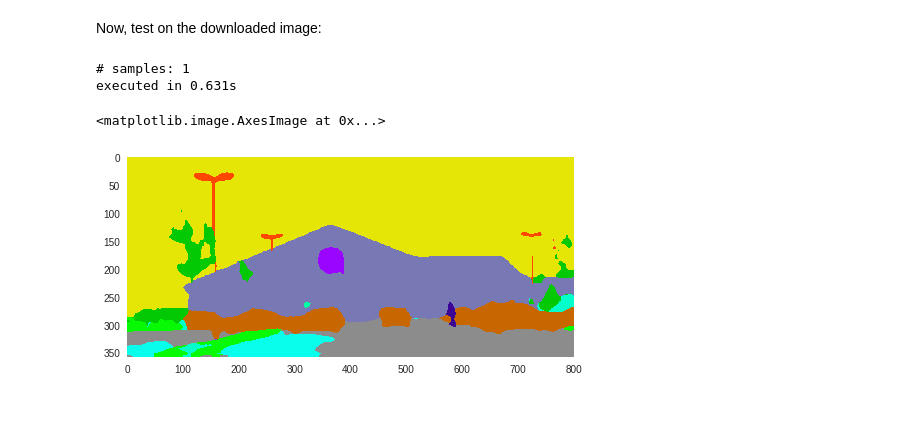
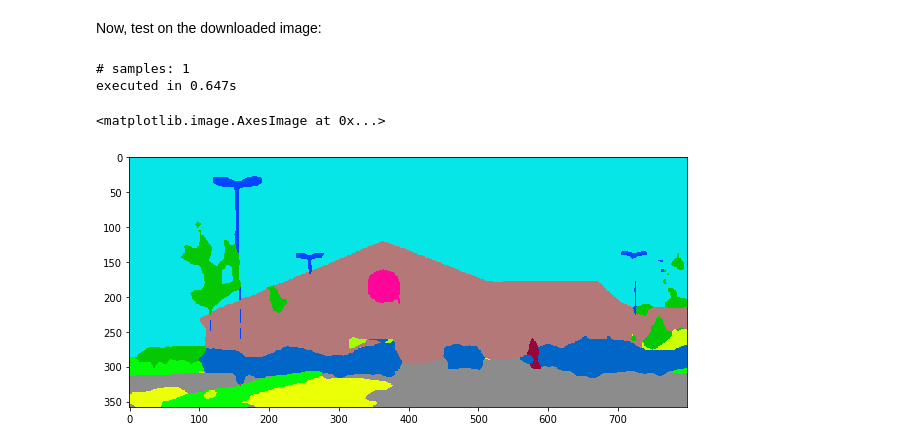
Before and after one commit to tugstugi/dl-colab-notebooks, a Jupyter notebook: notebooks/CSAILVision_SemanticSegmentation.ipynb, the cells around one changed output. Saved outputs shown, nothing was run; the diff lists cells and outputs as text; code cells hidden in the pictures; blank space fills up the shorter version.

```diff
--- a/notebooks/CSAILVision_SemanticSegmentation.ipynb
+++ b/notebooks/CSAILVision_SemanticSegmentation.ipynb
@@ -30,8 +30,8 @@ According to [https://github.com/CSAILVision/semantic-segmentation-pytorch#perfo
 # %%
 ENCODER_NAME = 'resnet101'
 DECODER_NAME = 'upernet'
-PRETRAINED_ENCODER_MODEL_URL = 'http://sceneparsing.csail.mit.edu/model/pytorch/baseline-%s-%s/encoder_epoch_50.pth' % (ENCODER_NAME, DECODER_NAME)
-PRETRAINED_DECODER_MODEL_URL = 'http://sceneparsing.csail.mit.edu/model/pytorch/baseline-%s-%s/decoder_epoch_50.pth' % (ENCODER_NAME, DECODER_NAME)
+PRETRAINED_ENCODER_MODEL_URL = 'http://sceneparsing.csail.mit.edu/model/pytorch/ade20k-%s-%s/encoder_epoch_50.pth' % (ENCODER_NAME, DECODER_NAME)
+PRETRAINED_DECODER_MODEL_URL = 'http://sceneparsing.csail.mit.edu/model/pytorch/ade20k-%s-%s/decoder_epoch_50.pth' % (ENCODER_NAME, DECODER_NAME)
 
 pretrained_encoder_file = basename(PRETRAINED_ENCODER_MODEL_URL)
 if not exists(pretrained_encoder_file):
@@ -54,7 +54,7 @@ from scipy.io import loadmat
 # options
 options = SimpleNamespace(fc_dim=2048,
                           num_class=150,
-                          imgSize = [300, 400, 500, 600],
+                          imgSizes = [300, 400, 500, 600],
                           imgMaxSize=1000,
                           padding_constant=8,
                           segm_downsampling_rate=8)
@@ -94,7 +94,7 @@ def test(test_image_name):
 
     # forward pass
     pred_tmp = segmentation_module(feed_dict, segSize=segSize)
-    scores = scores + pred_tmp / len(options.imgSize)
+    scores = scores + pred_tmp / len(options.imgSizes)
 
     _, pred = torch.max(scores, dim=1)
     return pred.squeeze(0).cpu().numpy()
@@ -118,12 +121,13 @@ Now, test on the downloaded image:
 # %%
 t = time.time()
 pred = test(image_file)
 print("executed in %.3fs" % (time.time()-t))
 
 pred_color = colorEncode(pred, loadmat(os.path.join(project_name, 'data/color150.mat'))['colors'])
+plt.figure(figsize=(10, 5))
 plt.imshow(pred_color)
 # %% [output]
 # samples: 1
-executed in 0.631s
+executed in 0.647s
 <matplotlib.image.AxesImage at 0x...>
-[figure, old version]
+[figure, new version]
```
Also changed, not shown: parts of 2 cells of this notebook.
